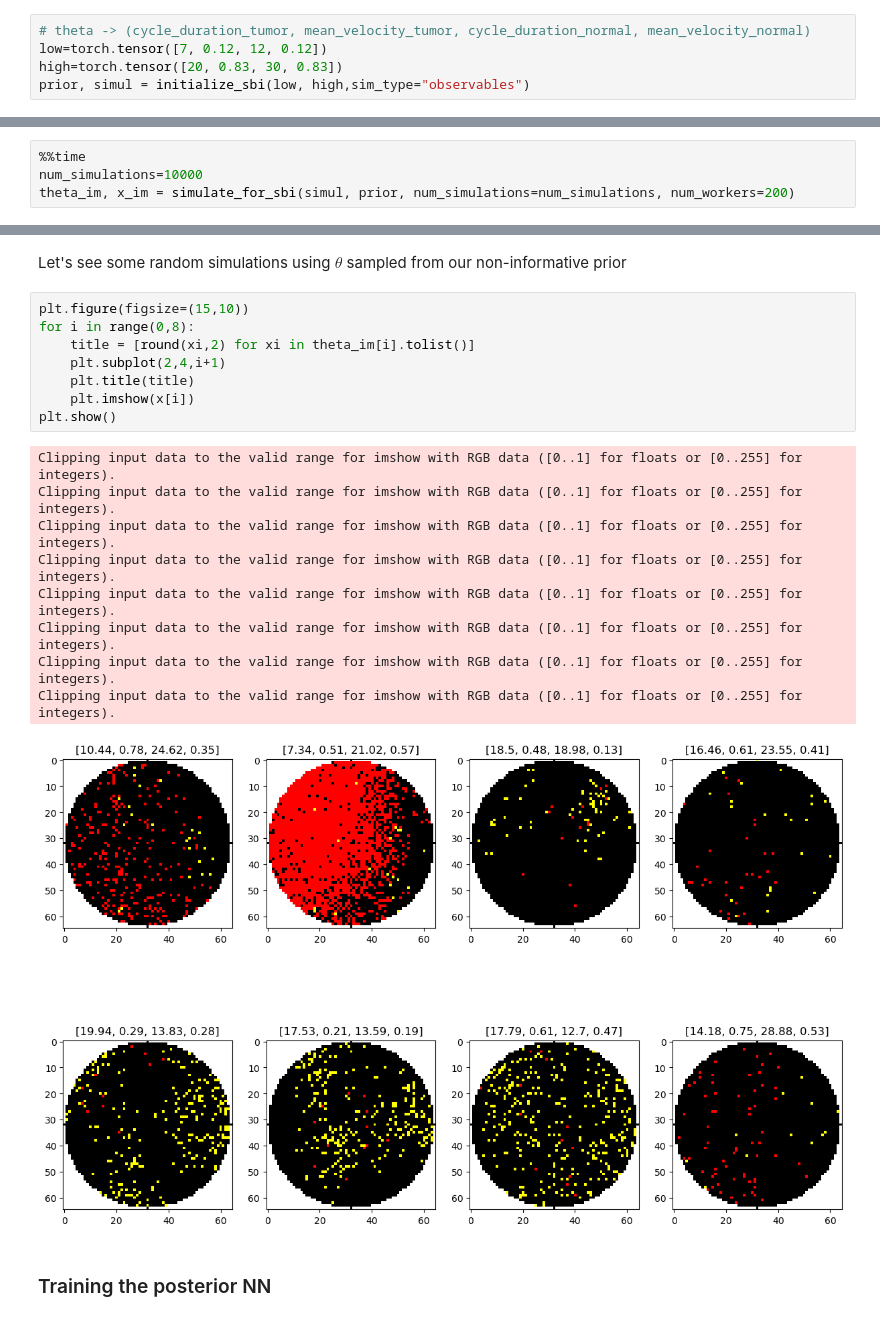
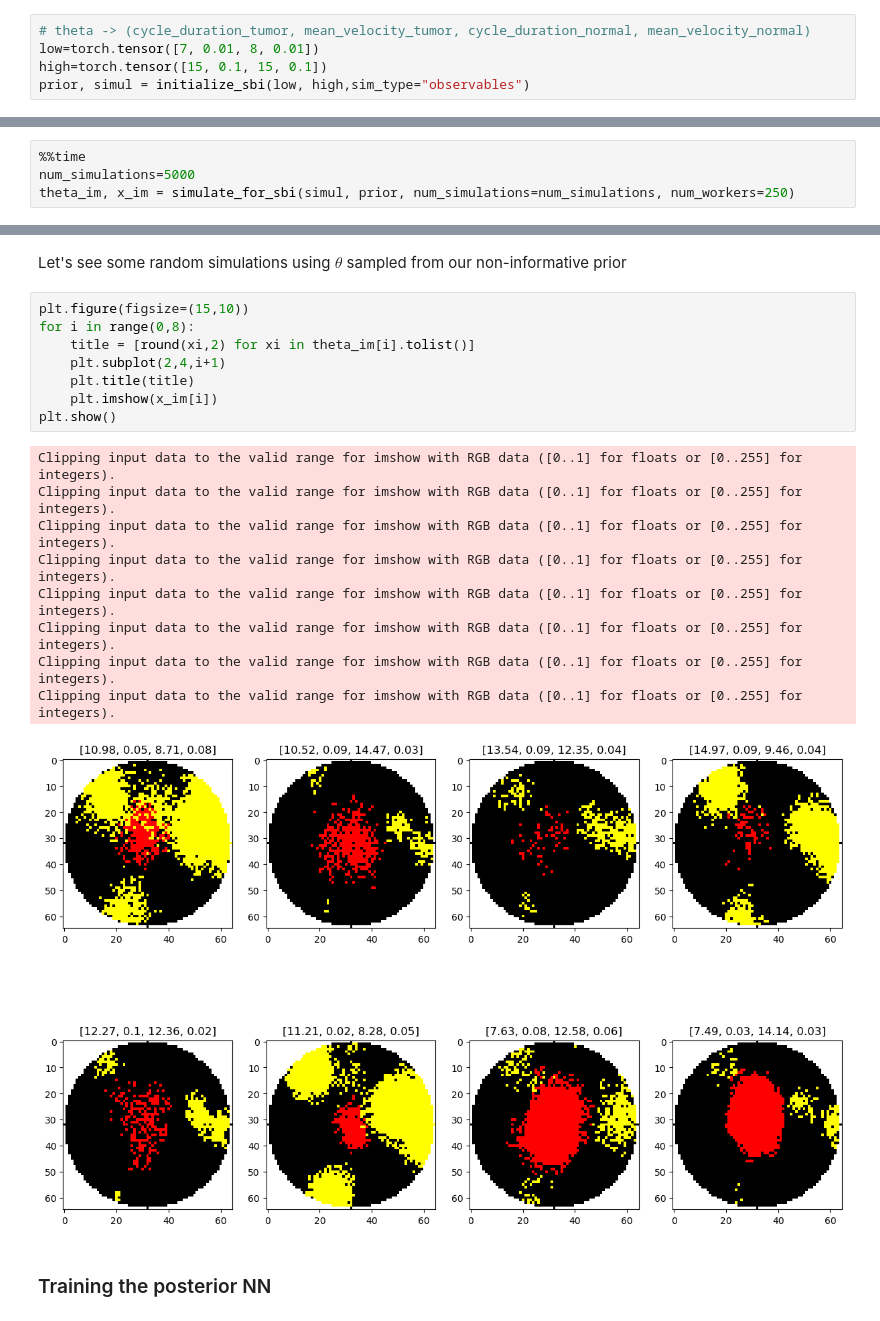
Before and after one commit to albazarova/sbi_intro, a Jupyter notebook: notebooks/4b_learn_summary_statistics_cell_growth.ipynb, the cells around one changed output, grey strips where cells are left out. Saved outputs shown, nothing was run; the diff lists cells and outputs as text.

```diff
--- a/notebooks/4b_learn_summary_statistics_cell_growth.ipynb
+++ b/notebooks/4b_learn_summary_statistics_cell_growth.ipynb
@@ -188,8 +190,8 @@ def initialize_sbi(low, high,sim_type):
     return prior, simul
 # %%
 # theta -> (cycle_duration_tumor, mean_velocity_tumor, cycle_duration_normal, mean_velocity_normal)
-low=torch.tensor([7, 0.12, 12, 0.12])
-high=torch.tensor([20, 0.83, 30, 0.83])
+low=torch.tensor([7, 0.01, 8, 0.01])
+high=torch.tensor([15, 0.1, 15, 0.1])
 prior, simul = initialize_sbi(low, high,sim_type="observables")
 # %% [output]
 Initializing BoxUniform prior o cpu.
@@ -330,6 +326,6 @@ Initializing BoxUniform prior o cpu.
 4 parameters to be estimated.
 # %%
 %%time
-num_simulations=10000
-theta_im, x_im = simulate_for_sbi(simul, prior, num_simulations=num_simulations, num_workers=200)
+num_simulations=5000
+theta_im, x_im = simulate_for_sbi(simul, prior, num_simulations=num_simulations, num_workers=250)
 # %% [output]
@@ -346,21 +342,21 @@ Let's see some random simulations using $\theta$ sampled from our non-informativ
 # %%
 plt.figure(figsize=(15,10))
 for i in range(0,8):
     title = [round(xi,2) for xi in theta_im[i].tolist()]
     plt.subplot(2,4,i+1)
     plt.title(title)
-    plt.imshow(x[i])
+    plt.imshow(x_im[i])
 plt.show()
 # %% [output]
 Clipping input data to the valid range for imshow with RGB data ([0..1] for floats or [0..255] for integers).
 Clipping input data to the valid range for imshow with RGB data ([0..1] for floats or [0..255] for integers).
 Clipping input data to the valid range for imshow with RGB data ([0..1] for floats or [0..255] for integers).
 Clipping input data to the valid range for imshow with RGB data ([0..1] for floats or [0..255] for integers).
 Clipping input data to the valid range for imshow with RGB data ([0..1] for floats or [0..255] for integers).
 Clipping input data to the valid range for imshow with RGB data ([0..1] for floats or [0..255] for integers).
 Clipping input data to the valid range for imshow with RGB data ([0..1] for floats or [0..255] for integers).
 Clipping input data to the valid range for imshow with RGB data ([0..1] for floats or [0..255] for integers).
-[figure, old version]
+[figure, new version]
 # %% [markdown]
 ### Training the posterior NN
 # %% [markdown]
```
Also changed, not shown: parts of 17 cells of this notebook.
